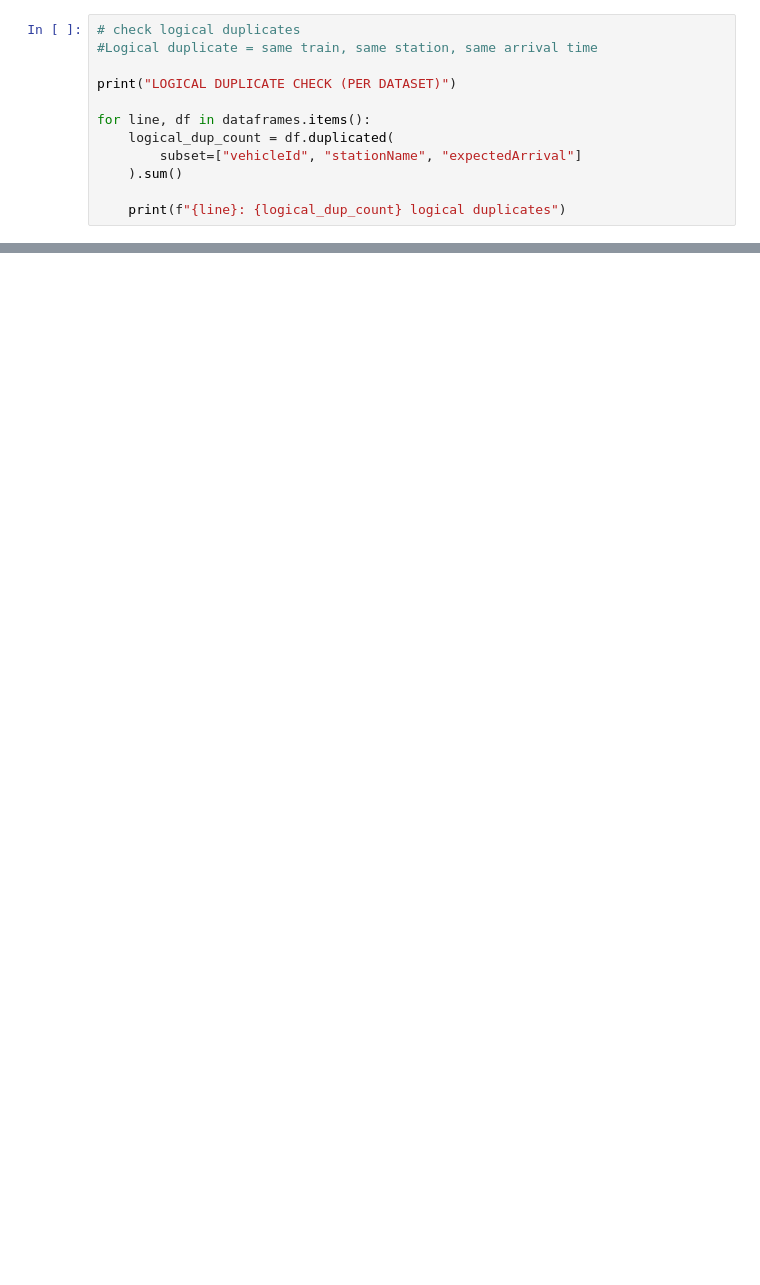
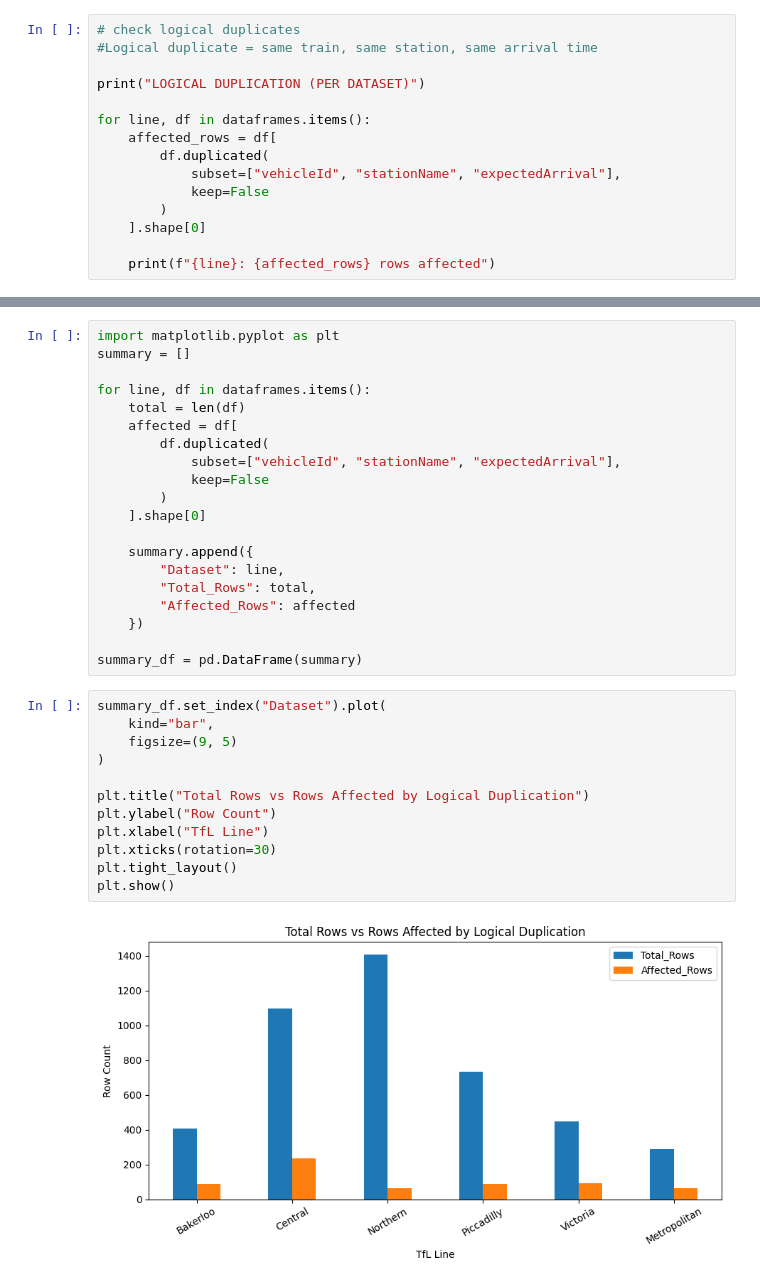
Before and after one commit to Kavyakolli34/TFL_Data_Pipeline_Analytics_Hub, a Jupyter notebook: TFL_Batch Processing/src/bronze/analysis.ipynb, the cells around one changed output, grey strips where cells are left out. Cells and saved outputs as stored; diff of their text form; blank space fills up the shorter version.

Commit message:
added raw data analysis

```diff
--- a/TFL_Batch Processing/src/bronze/analysis.ipynb
+++ b/TFL_Batch Processing/src/bronze/analysis.ipynb
@@ -350,12 +216,15 @@ Bakerloo: 0 full duplicate rows
 # check logical duplicates
 #Logical duplicate = same train, same station, same arrival time
 
-print("LOGICAL DUPLICATE CHECK (PER DATASET)")
+print("LOGICAL DUPLICATION (PER DATASET)")
 
 for line, df in dataframes.items():
-    logical_dup_count = df.duplicated(
-        subset=["vehicleId", "stationName", "expectedArrival"]
-    ).sum()
+    affected_rows = df[
+        df.duplicated(
+            subset=["vehicleId", "stationName", "expectedArrival"],
+            keep=False
+        )
+    ].shape[0]
 
-    print(f"{line}: {logical_dup_count} logical duplicates")
+    print(f"{line}: {affected_rows} rows affected")
 # %% [output]
@@ -368,0 +362,34 @@ Bakerloo: 1 logical duplicates
+# %%
+import matplotlib.pyplot as plt
+summary = []
+
+for line, df in dataframes.items():
+    total = len(df)
+    affected = df[
+        df.duplicated(
+            subset=["vehicleId", "stationName", "expectedArrival"],
+            keep=False
+        )
+    ].shape[0]
+
+    summary.append({
+        "Dataset": line,
+        "Total_Rows": total,
+        "Affected_Rows": affected
+    })
+
+summary_df = pd.DataFrame(summary)
+# %%
+summary_df.set_index("Dataset").plot(
+    kind="bar",
+    figsize=(9, 5)
+)
+
+plt.title("Total Rows vs Rows Affected by Logical Duplication")
+plt.ylabel("Row Count")
+plt.xlabel("TfL Line")
+plt.xticks(rotation=30)
+plt.tight_layout()
+plt.show()
+# %% [output]
+[figure, added]
```
Also changed, not shown: parts of 27 cells of this notebook.
